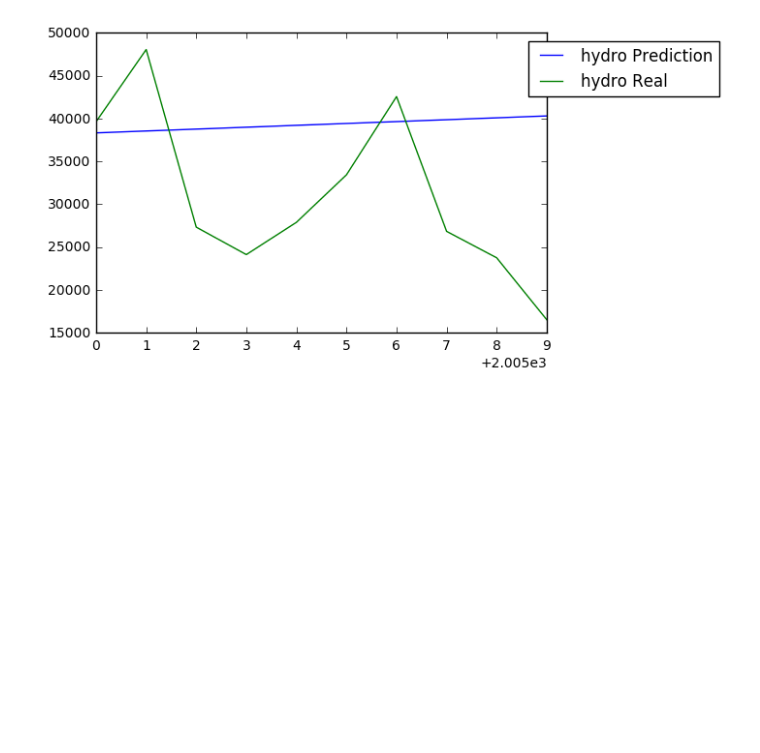
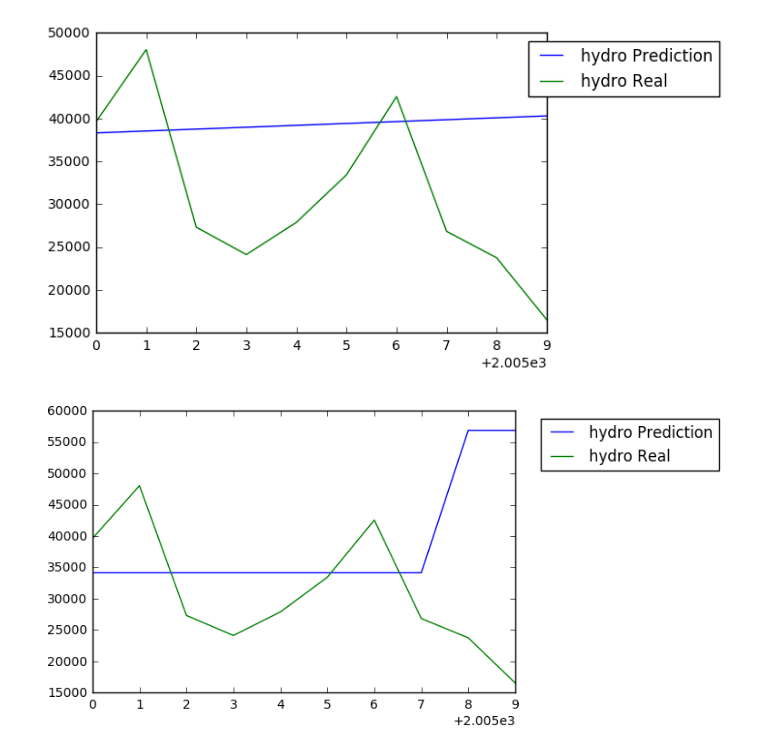
Before and after one commit to ibrahim85/Clean-Energy-Outlook, a Jupyter notebook: Data/data of states/Ridge Lasso regr beta.ipynb, the cells around one changed output. Drawn from its saved outputs; the diff is of its cells as text; code cells hidden in the pictures; blank space fills up the shorter version.

Commit message:
added code for SVM prediction

```diff
--- a/Data/data of states/Ridge Lasso regr beta.ipynb
+++ b/Data/data of states/Ridge Lasso regr beta.ipynb
@@ -62,6 +62,23 @@ plt.legend(['hydro Prediction', 'hydro Real'], bbox_to_anchor=(1.4, 1))
 plt.show()
 # %% [output]
 [figure]
+# %%
+# SVM
+from sklearn import svm
+clf = svm.SVC(gamma=10, C=1e3)
+clf.fit(year2, hydro_train)
+
+#plot
+# plot prediction for last 10 yrs hydro
+fig = plt.figure()
+plt.plot(year1, clf.predict(data[['Year']][-10:]), linewidth = 1)
+# plot real data
+plt.plot(year1, hydro_test)
+# legend
+plt.legend(['hydro Prediction', 'hydro Real'], bbox_to_anchor=(1.5, 1))
+plt.show()
+# %% [output]
+[figure, added]
 # %%
 # Ridge Regression
 # let hydro, wind, nuclear be predictors X, solar be Y
```
Also changed, not shown: parts of 2 cells of this notebook.
